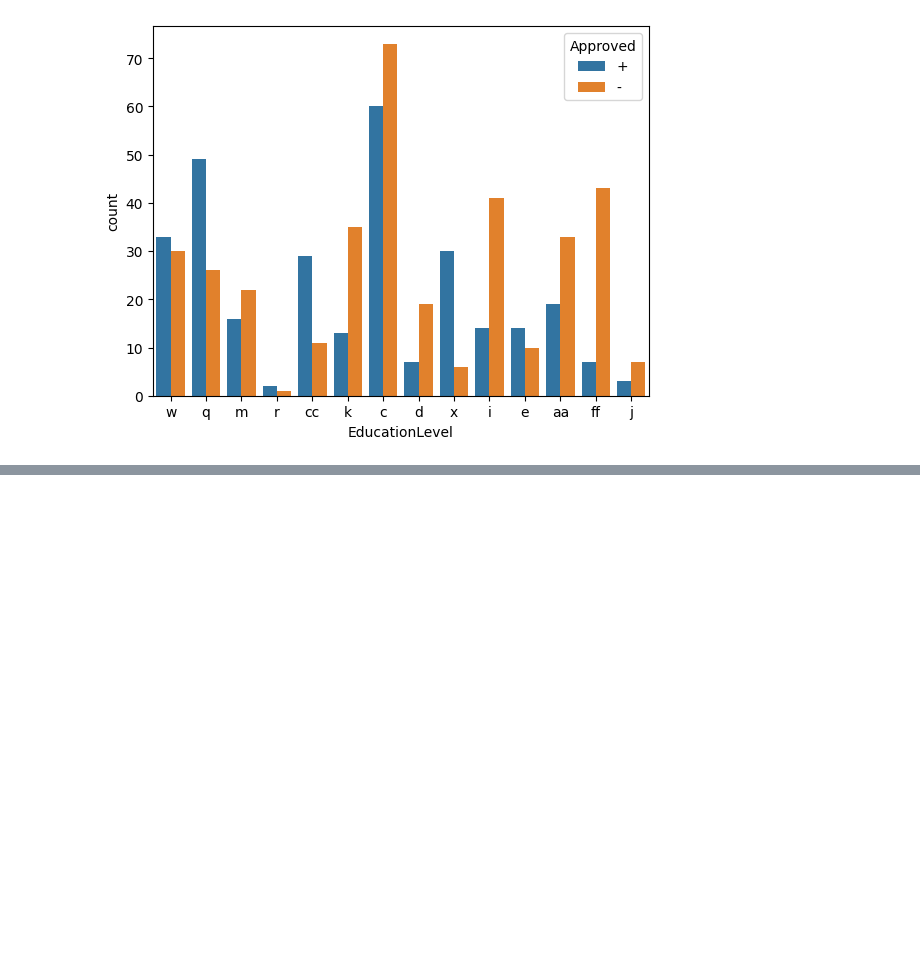
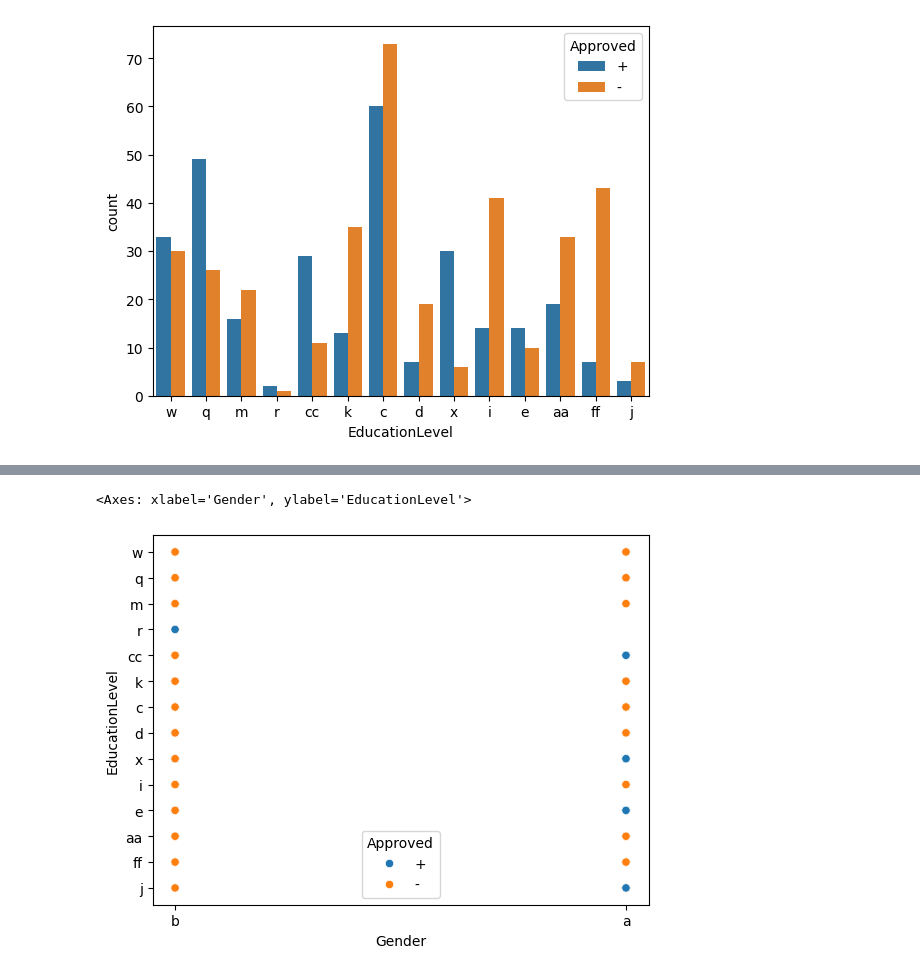
Before and after one commit to dottorm/teaching_synthetic, a Jupyter notebook: synthetic_bias.ipynb, the cells around one changed output, grey strips where cells are left out. Drawn from its saved outputs; the diff is of its cells as text; code cells hidden in the pictures; blank space fills up the shorter version.

```diff
--- a/synthetic_bias.ipynb
+++ b/synthetic_bias.ipynb
@@ -187,0 +175,5 @@ for i,predictor in enumerate(data.drop(columns='Approved')):
+# %%
+sns.scatterplot(data=data, x="Gender", y="EducationLevel", hue="Approved")
+# %% [output]
+<Axes: xlabel='Gender', ylabel='EducationLevel'>
+[figure, added]
```
Also changed, not shown: parts of 20 cells of this notebook.
